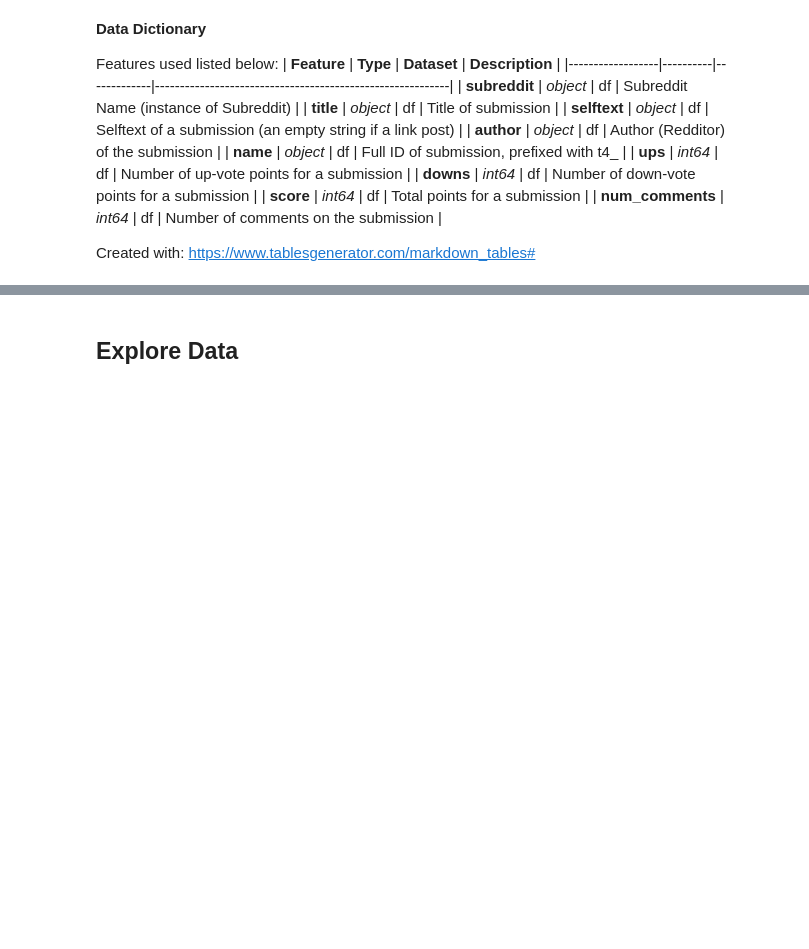
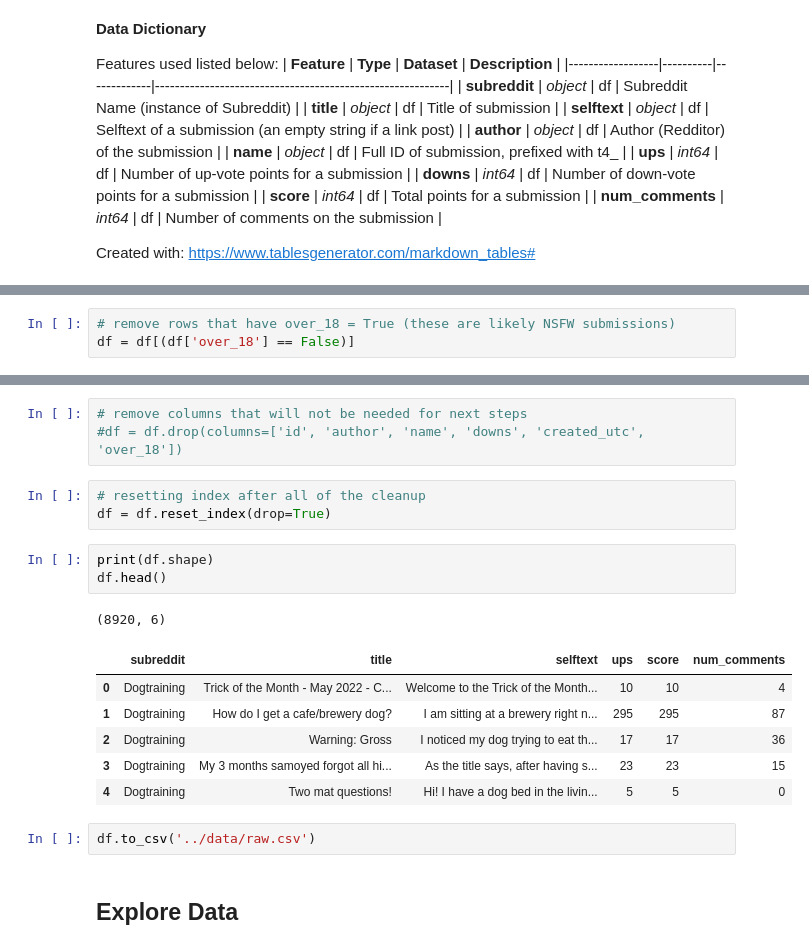
Before and after one commit to brandiehatch/project-3, a Jupyter notebook: code/project-3-hatch-eda.ipynb, the cells around one changed output, grey strips where cells are left out. Cells and saved outputs as stored; diff of their text form; blank space fills up the shorter version.

```diff
--- a/code/project-3-hatch-eda.ipynb
+++ b/code/project-3-hatch-eda.ipynb
@@ -174,0 +197,3 @@ NameError: name 'dogcare' is not defined
+# %%
+# remove rows that have over_18 = True (these are likely NSFW submissions)
+df = df[(df['over_18'] == False)]
@@ -175,3 +207,22 @@ NameError: name 'dogcare' is not defined
+# %%
+# remove columns that will not be needed for next steps
+#df = df.drop(columns=['id', 'author', 'name', 'downs', 'created_utc', 'over_18'])
+# %%
+# resetting index after all of the cleanup
+df = df.reset_index(drop=True)
+# %%
+print(df.shape)
+df.head()
+# %% [output]
+(8920, 6)
+|  | subreddit | title | selftext | ups | score | num_comments |
+| 0 | Dogtraining | Trick of the Month - May 2022 - C... | Welcome to the Trick of the Month... | 10 | 10 | 4 |
+| 1 | Dogtraining | How do I get a cafe/brewery dog? | I am sitting at a brewery right n... | 295 | 295 | 87 |
+| 2 | Dogtraining | Warning: Gross | I noticed my dog trying to eat th... | 17 | 17 | 36 |
+| 3 | Dogtraining | My 3 months samoyed forgot all hi... | As the title says, after having s... | 23 | 23 | 15 |
+| 4 | Dogtraining | Two mat questions! | Hi! I have a dog bed in the livin... | 5 | 5 | 0 |
+# %%
+df.to_csv('../data/raw.csv')
 # %% [markdown]
 ## Explore Data
 # %%
```
Also changed, not shown: parts of 31 cells of this notebook, 4 other files.
